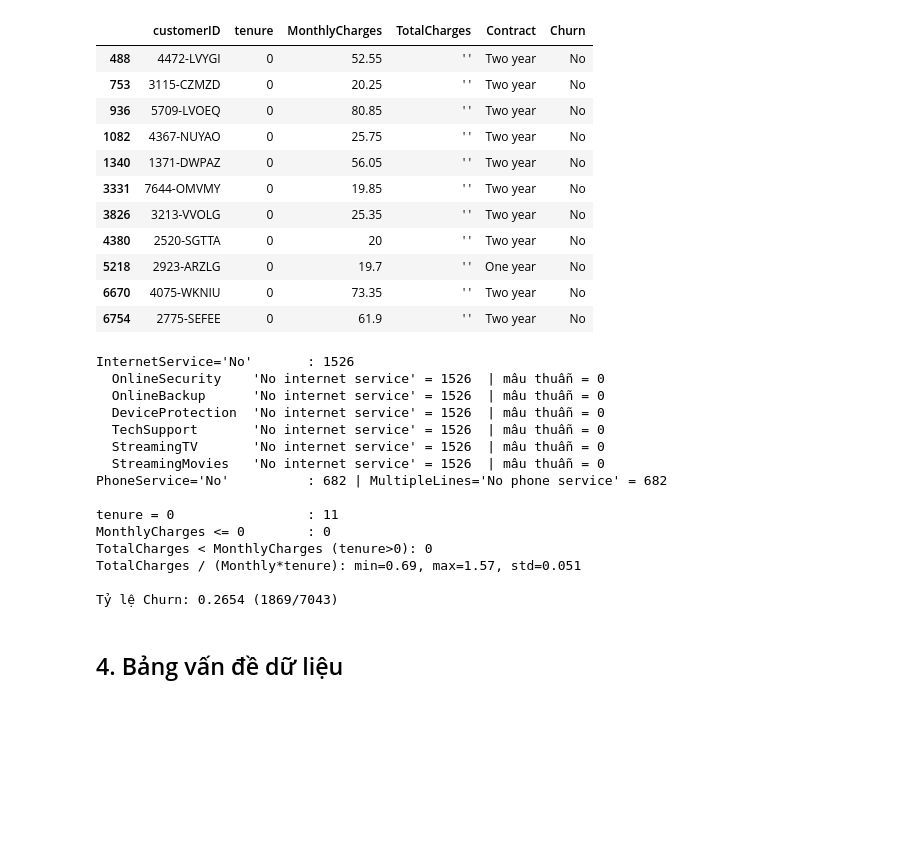
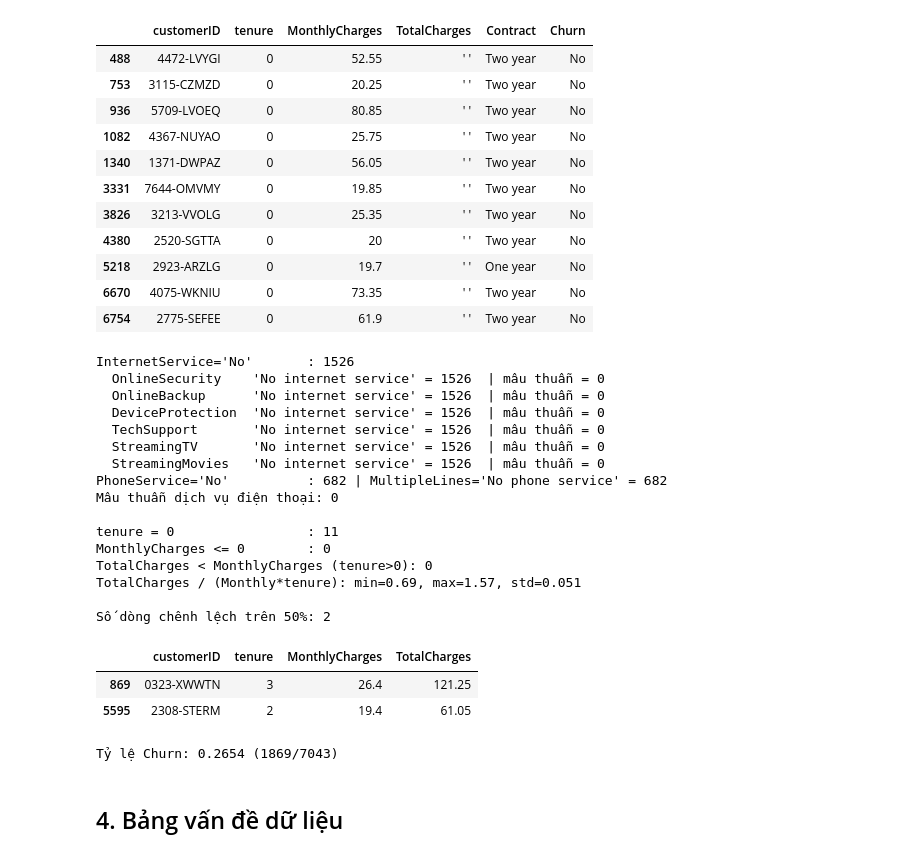
Before and after one commit to huyenpiano1711/BTQT2_Telco_dbt_BigQuery, a Jupyter notebook: telco_bronze_to_silver.ipynb, the cells around one changed output. Drawn from its saved outputs; the diff is of its cells as text; code cells hidden in the pictures; blank space fills up the shorter version.

```diff
--- a/telco_bronze_to_silver.ipynb
+++ b/telco_bronze_to_silver.ipynb
@@ -180,39 +194,63 @@ Chi tiết các dòng TotalCharges lỗi:
 | 6670 | 4075-WKNIU | 0 | 73.35 | ' ' | Two year | No |
 | 6754 | 2775-SEFEE | 0 | 61.9 | ' ' | Two year | No |
 # %%
+
 # 3.5 Kiểm tra logic nghiệp vụ
+import numpy as np
 internet_cols = ["OnlineSecurity","OnlineBackup","DeviceProtection","TechSupport","StreamingTV","StreamingMovies"]
 ni = df.InternetService == "No"
 print("InternetService='No'       :", ni.sum())
+
 for c in internet_cols:
-    print(f"  {c:17s} 'No internet service' = {(df[c]=='No internet service').sum()}  | mâu thuẫn = {((~ni)&(df[c]=='No internet service')).sum()}")
-print("PhoneService='No'          :", (df.PhoneService=='No').sum(),
-      "| MultipleLines='No phone service' =", (df.MultipleLines=='No phone service').sum())
+    no_service = df[c] == "No internet service"
+    print(f"  {c:17s} 'No internet service' = {no_service.sum()}  | mâu thuẫn = {(ni != no_service).sum()}")
+
+no_phone = df.PhoneService == "No"
+no_lines = df.MultipleLines == "No phone service"
+
+print("PhoneService='No'          :", no_phone.sum(),
+      "| MultipleLines='No phone service' =", no_lines.sum())
+print("Mâu thuẫn dịch vụ điện thoại:", (no_phone != no_lines).sum())
 
 t = pd.to_numeric(df.TotalCharges, errors="coerce")
-m = pd.to_numeric(df.MonthlyCharges); n = pd.to_numeric(df.tenure)
+m = pd.to_numeric(df.MonthlyCharges)
+n = pd.to_numeric(df.tenure)
+
 ratio = t / (m * n).replace(0, np.nan)
-print("\ntenure = 0                 :", (n==0).sum())
-print("MonthlyCharges <= 0        :", (m<=0).sum())
-print("TotalCharges < MonthlyCharges (tenure>0):", ((t<m)&(n>0)).sum())
+
+print("\ntenure = 0                 :", (n == 0).sum())
+print("MonthlyCharges <= 0        :", (m <= 0).sum())
+print("TotalCharges < MonthlyCharges (tenure>0):", ((t < m) & (n > 0)).sum())
 print("TotalCharges / (Monthly*tenure): min={:.2f}, max={:.2f}, std={:.3f}".format(ratio.min(), ratio.max(), ratio.std()))
-print("\nTỷ lệ Churn:", (df.Churn=='Yes').mean().round(4), f"({(df.Churn=='Yes').sum()}/{len(df)})")
+
+outlier_mask = (ratio - 1).abs() > 0.5
+
+print("\nSố dòng chênh lệch trên 50%:", outlier_mask.sum())
+display(df.loc[outlier_mask, ["customerID", "tenure", "MonthlyCharges", "TotalCharges"]])
+
+print("\nTỷ lệ Churn:", (df.Churn == "Yes").mean().round(4),
+      f"({(df.Churn == 'Yes').sum()}/{len(df)})")
 # %% [output]
 InternetService='No'       : 1526
   OnlineSecurity    'No internet service' = 1526  | mâu thuẫn = 0
   OnlineBackup      'No internet service' = 1526  | mâu thuẫn = 0
   DeviceProtection  'No internet service' = 1526  | mâu thuẫn = 0
   TechSupport       'No internet service' = 1526  | mâu thuẫn = 0
   StreamingTV       'No internet service' = 1526  | mâu thuẫn = 0
   StreamingMovies   'No internet service' = 1526  | mâu thuẫn = 0
 PhoneService='No'          : 682 | MultipleLines='No phone service' = 682
+Mâu thuẫn dịch vụ điện thoại: 0
 
 tenure = 0                 : 11
 MonthlyCharges <= 0        : 0
 TotalCharges < MonthlyCharges (tenure>0): 0
 TotalCharges / (Monthly*tenure): min=0.69, max=1.57, std=0.051
 
-Tỷ lệ Churn: 0.2654 (1869/7043)
+Số dòng chênh lệch trên 50%: 2
+|  | customerID | tenure | MonthlyCharges | TotalCharges |
+| 869 | 0323-XWWTN | 3 | 26.4 | 121.25 |
+| 5595 | 2308-STERM | 2 | 19.4 | 61.05 |
+Tỷ lệ Churn: 0.2654 (1869/7043)
 # %% [markdown]
 ## 4. Bảng vấn đề dữ liệu
 # %%
```
Also changed, not shown: parts of 6 cells of this notebook.
